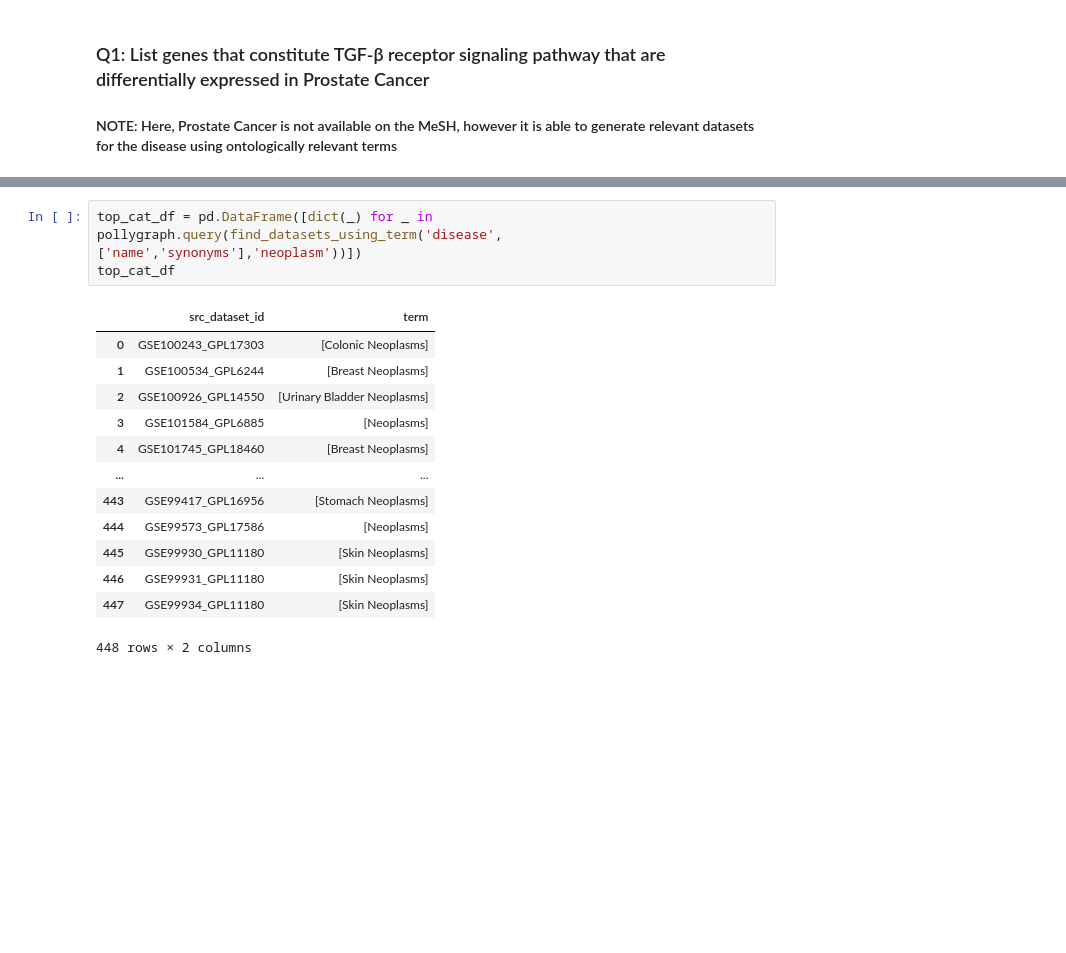
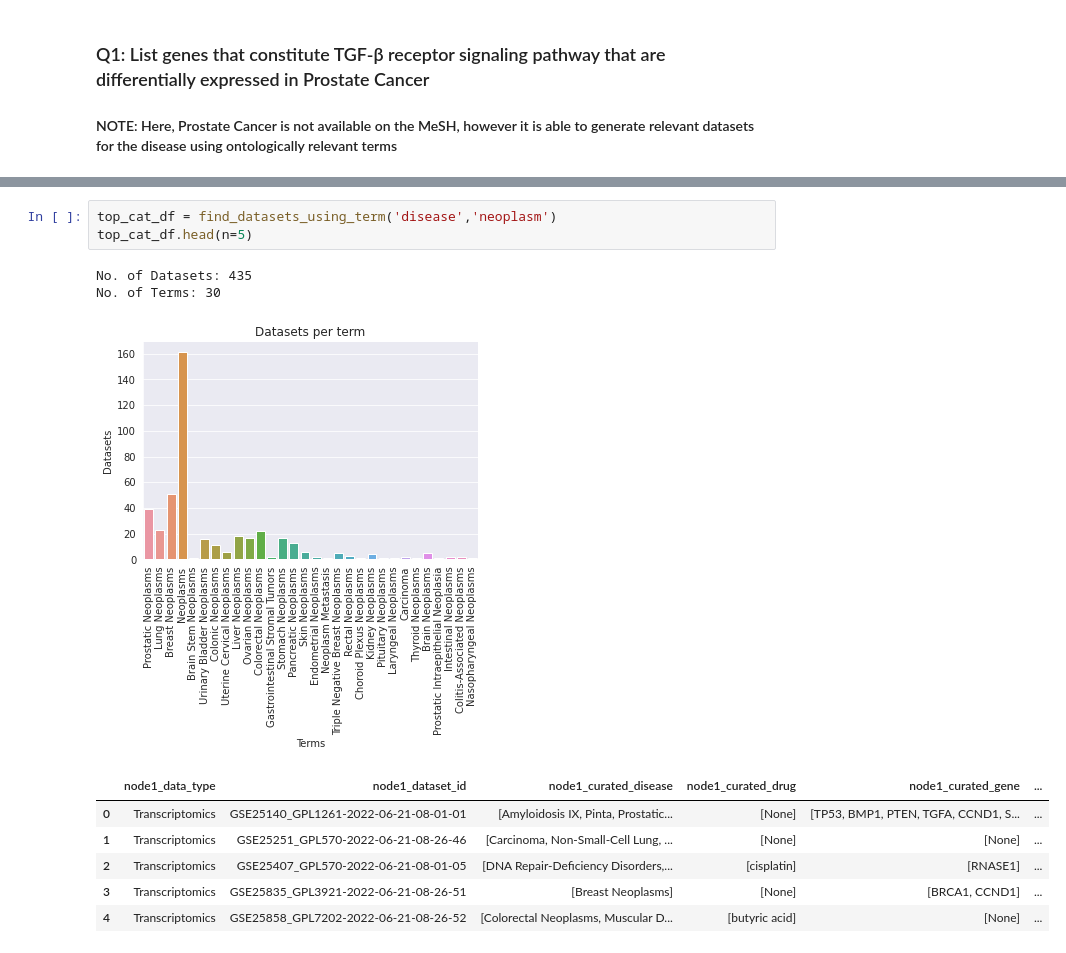
Before and after one commit to ElucidataInc/polly-python, a Jupyter notebook: Discover/pollygraph/Search_KG.ipynb, the cells around one changed output, grey strips where cells are left out. Drawn from its saved outputs; the diff is of its cells as text; blank space fills up the shorter version.

```diff
--- a/Discover/pollygraph/Search_KG.ipynb
+++ b/Discover/pollygraph/Search_KG.ipynb
@@ -214,18 +260,14 @@ top_cat_df
 # %%
-top_cat_df = pd.DataFrame([dict(_) for _ in pollygraph.query(find_datasets_using_term('disease',['name','synonyms'],'neoplasm'))])
-top_cat_df
+top_cat_df = find_datasets_using_term('disease','neoplasm')
+top_cat_df.head(n=5)
 # %% [output]
+No. of Datasets: 435
+No. of Terms: 30
+[figure, added]
-|  | src_dataset_id | term |
-| 0 | GSE100243_GPL17303 | [Colonic Neoplasms] |
-| 1 | GSE100534_GPL6244 | [Breast Neoplasms] |
-| 2 | GSE100926_GPL14550 | [Urinary Bladder Neoplasms] |
-| 3 | GSE101584_GPL6885 | [Neoplasms] |
-| 4 | GSE101745_GPL18460 | [Breast Neoplasms] |
-| ... | ... | ... |
-| 443 | GSE99417_GPL16956 | [Stomach Neoplasms] |
-| 444 | GSE99573_GPL17586 | [Neoplasms] |
-| 445 | GSE99930_GPL11180 | [Skin Neoplasms] |
-| 446 | GSE99931_GPL11180 | [Skin Neoplasms] |
-| 447 | GSE99934_GPL11180 | [Skin Neoplasms] |
+|  | node1_data_type | node1_dataset_id | node1_curated_disease | node1_curated_drug | node1_curated_gene | ... |
+| 0 | Transcriptomics | GSE25140_GPL1261-2022-06-21-08-01-01 | [Amyloidosis IX, Pinta, Prostatic... | [None] | [TP53, BMP1, PTEN, TGFA, CCND1, S... | ... |
+| 1 | Transcriptomics | GSE25251_GPL570-2022-06-21-08-26-46 | [Carcinoma, Non-Small-Cell Lung, ... | [None] | [None] | ... |
+| 2 | Transcriptomics | GSE25407_GPL570-2022-06-21-08-01-05 | [DNA Repair-Deficiency Disorders,... | [cisplatin] | [RNASE1] | ... |
+| 3 | Transcriptomics | GSE25835_GPL3921-2022-06-21-08-26-51 | [Breast Neoplasms] | [None] | [BRCA1, CCND1] | ... |
+| 4 | Transcriptomics | GSE25858_GPL7202-2022-06-21-08-26-52 | [Colorectal Neoplasms, Muscular D... | [butyric acid] | [None] | ... |
-448 rows × 2 columns
 # %% [markdown]
```
Also changed, not shown: parts of 28 cells of this notebook.
